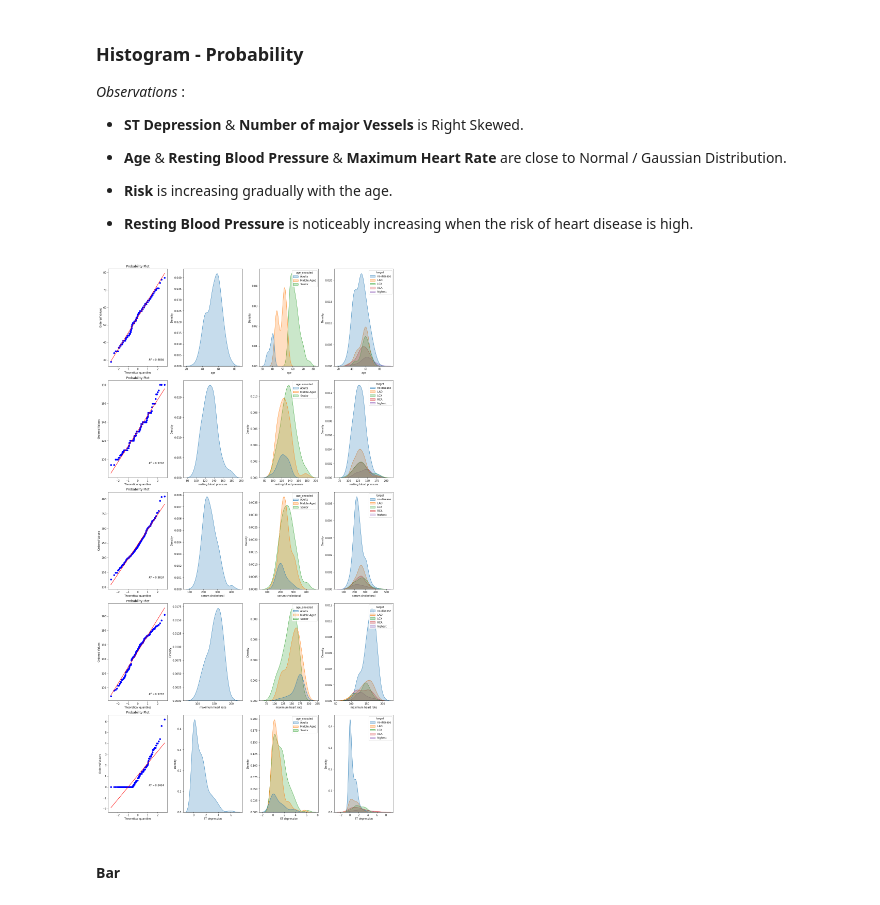
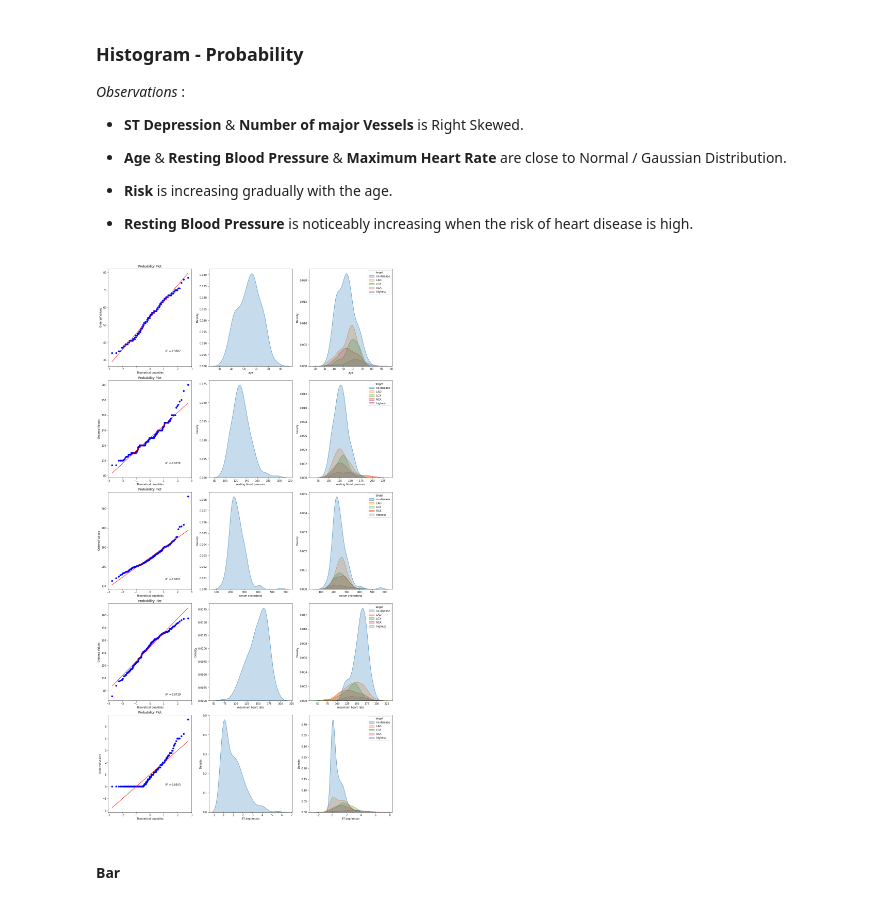
Before and after one commit to Nicola-Ibrahim/Heart-Diseases-Prediction, a Jupyter notebook: notebooks/multiclass/01b_analytics.ipynb, the cells around one changed output. Drawn from its saved outputs; the diff is of its cells as text; code cells hidden in the pictures.

```diff
--- a/notebooks/multiclass/01b_analytics.ipynb
+++ b/notebooks/multiclass/01b_analytics.ipynb
@@ -175,13 +176,6 @@ The conclusions is the following features play good role to identify presence or
 - **max heart rate**
 - **age**
 - **ST depression**
-# %%
-hue_order=['no disease', 'LAD','LCX', 'RCA', 'highest']
-
-min_val = df_train['age'].min()
-max_val = df_train['age'].max()
-df_train['age_encoded'] = pd.cut(df_train['age'], bins=[min_val, 41, 55, max_val], labels=['Adults','Middle-Aged','Senior'])
-# sns.catplot(x='age_encoded', hue='target', hue_order=['no disease','risk 1','risk 2','risk 3','risk 4'], data=df_train, kind='count', ci=None, palette='Reds')
 # %% [markdown]
 ### Histogram - Probability
 *Observations* :
@@ -191,24 +185,25 @@ df_train['age_encoded'] = pd.cut(df_train['age'], bins=[min_val, 41, 55, max_val
 - **Risk** is increasing gradually with the age.
 - **Resting Blood Pressure** is noticeably increasing when the risk of heart disease is high.
 # %%
-def plot_kde(data):
-    cols = list(filter(lambda x: x not in ['target','age_encoded'], data.columns.to_list()))
+def plot_kde(data:pd.DataFrame, hue:str):
+
+    cols = data.columns[data.columns != hue]
     sub_num_of_row = len(cols)
-    sub_num_of_col = 4     # three columns: overall, no disease, disease
+    sub_num_of_col = 3
 
     _, axs = plt.subplots(nrows=sub_num_of_row, ncols=sub_num_of_col, figsize=(16, 30), constrained_layout = True)
 
 
     for i in range(sub_num_of_row):
         stats.probplot(x= data[cols[i]], plot=axs[i][0], rvalue=True)
         sns.kdeplot(data=data, x=cols[i], fill=True, ax=axs[i][1])
-        sns.kdeplot(data=data, x=cols[i], hue='age_encoded', fill=True, ax=axs[i][2])
-        sns.kdeplot(data=data, x=cols[i], hue='target', hue_order=hue_order , fill=True, ax=axs[i][3])
+        sns.kdeplot(data=data, x=cols[i], hue='target', hue_order=hue_order , fill=True, ax=axs[i][2])
 
-#
-plot_kde(df_train[num_cols + ['target', 'age_encoded']])
+
+
+plot_kde(data=df_train[num_cols+['target']], hue='target')
 # %% [output]
-[figure, old version]
+[figure, new version]
 # %% [markdown]
 #### Bar
 # %%
```
Also changed, not shown: parts of 11 cells of this notebook.
